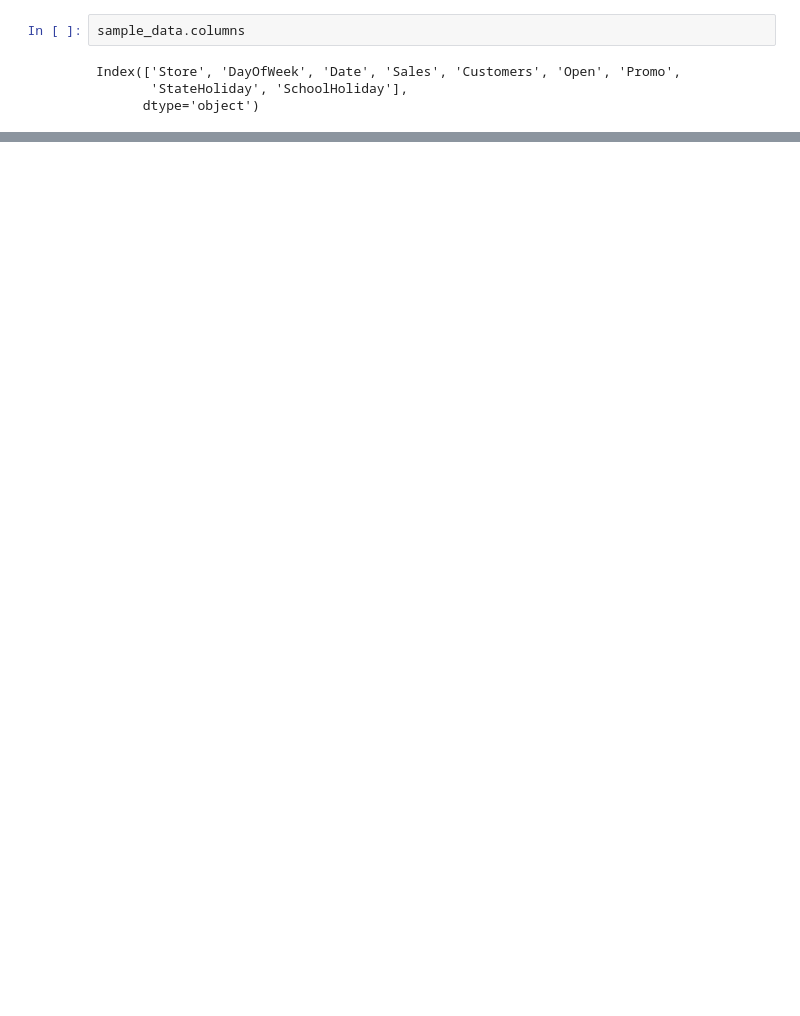
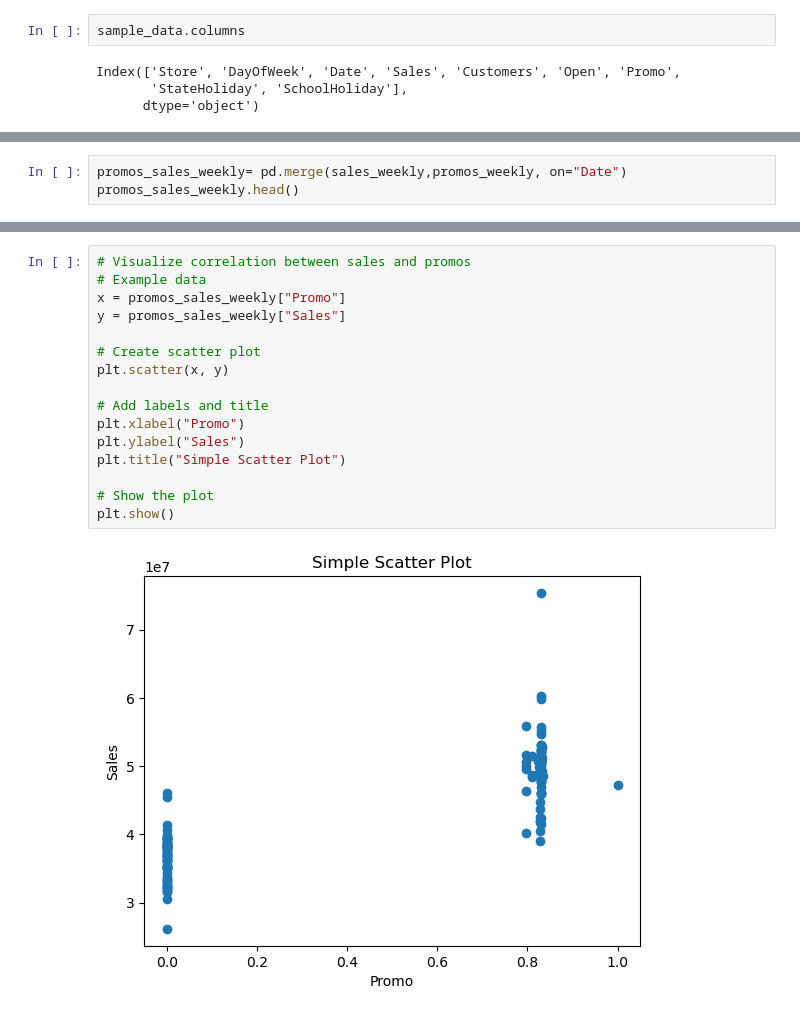
Before and after one commit to diegoferra5/Marketing-Mix-Modeling, a Jupyter notebook: notebooks/test.ipynb, the cells around one changed output, grey strips where cells are left out. Cells and saved outputs as stored; diff of their text form; blank space fills up the shorter version.

```diff
--- a/notebooks/test.ipynb
+++ b/notebooks/test.ipynb
@@ -51,0 +226,3 @@ Index(['Store', 'DayOfWeek', 'Date', 'Sales', 'Customers', 'Open', 'Promo',
+# %%
+promos_sales_weekly= pd.merge(sales_weekly,promos_weekly, on="Date")
+promos_sales_weekly.head()
@@ -51,0 +236,18 @@ Index(['Store', 'DayOfWeek', 'Date', 'Sales', 'Customers', 'Open', 'Promo',
+# %%
+# Visualize correlation between sales and promos
+# Example data
+x = promos_sales_weekly["Promo"]
+y = promos_sales_weekly["Sales"]
+
+# Create scatter plot
+plt.scatter(x, y)
+
+# Add labels and title
+plt.xlabel("Promo")
+plt.ylabel("Sales")
+plt.title("Simple Scatter Plot")
+
+# Show the plot
+plt.show()
+# %% [output]
+[figure, added]
```
Also changed, not shown: parts of 18 cells of this notebook.
